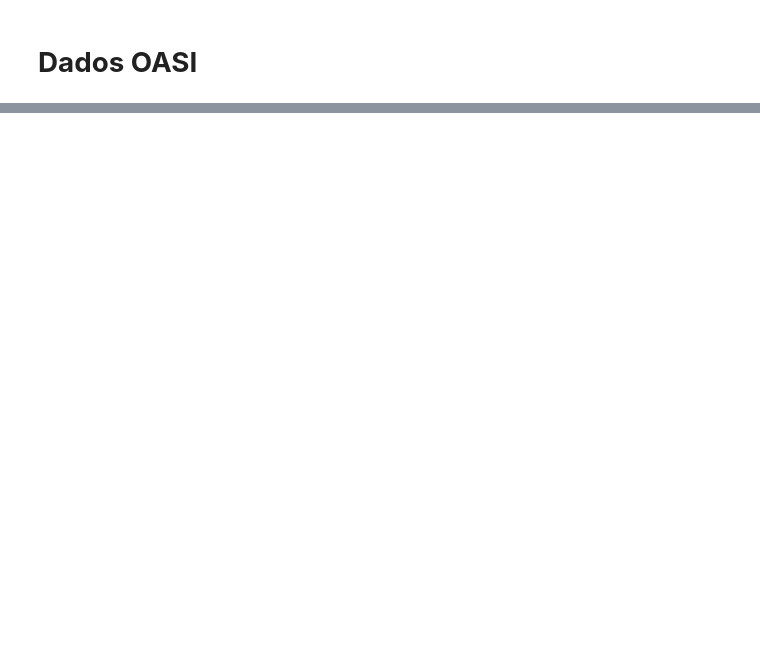
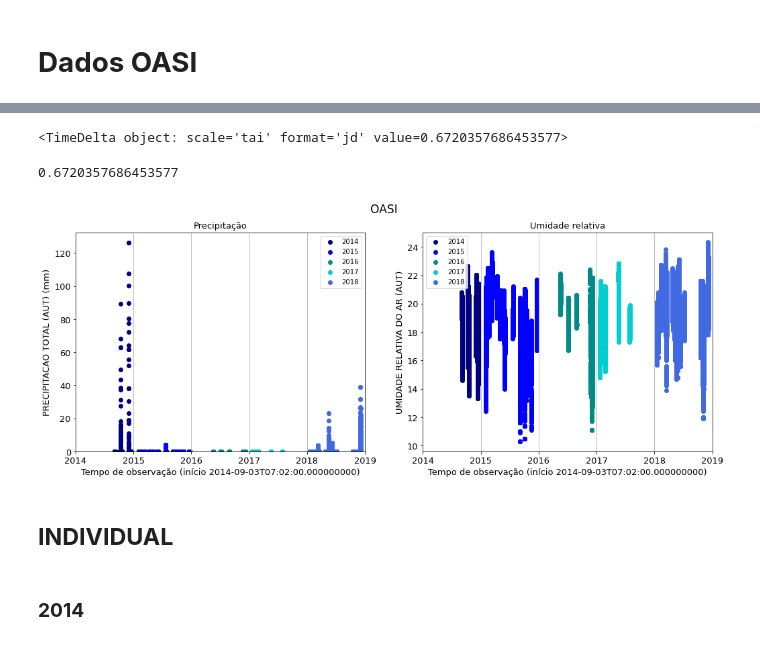
Before and after one commit to taticorrea/OASI, a Jupyter notebook: dados_meteorologicos_OASI.ipynb, the cells around one changed output, grey strips where cells are left out. Cells and saved outputs as stored; diff of their text form; code cells hidden in the pictures; blank space fills up the shorter version.

```diff
--- a/dados_meteorologicos_OASI.ipynb
+++ b/dados_meteorologicos_OASI.ipynb
@@ -11,0 +27,3 @@ from astropy.time import Time    #biblioteca para manipular datas
+# %%
+%matplotlib inline
+plt.rcParams['figure.figsize'] = 17,6  #tamanho da figura de todos os plots
@@ -857,4 +375,2 @@ df_OASI
-# %%
-df_OASI['Date'] = pd.to_datetime(df_OASI['Date'], utc = True) #transformando a coluna date em date type
 # %%
 df_OASI.info()
@@ -905,0 +392,7 @@ plt.savefig('precipitacao_2014-2018_OASI-mediadiaria.png')
+# %%
+#filtrando dados por ano -- o método .filter() filtra por indice
+df_OASI_2014 = df_OASI.set_index('Datetime').filter(like='2014-',axis=0).reset_index()
+df_OASI_2015 = df_OASI.set_index('Datetime').filter(like='2015-',axis=0).reset_index()
+df_OASI_2016 = df_OASI.set_index('Datetime').filter(like='2016-',axis=0).reset_index()
+df_OASI_2017 = df_OASI.set_index('Datetime').filter(like='2017-',axis=0).reset_index()
+df_OASI_2018 = df_OASI.set_index('Datetime').filter(like='2018-',axis=0).reset_index()
@@ -905,0 +435,59 @@ plt.savefig('precipitacao_2014-2018_OASI-mediadiaria.png')
+# %%
+dt_2014[0]
+# %% [output]
+<TimeDelta object: scale='tai' format='jd' value=0.6720357686453577>
+# %%
+#transformando float object para fazer o plot
+dt_2014 = [dt_2014[i].value for i in range(len(dt_2014))]
+dt_2015 = [dt_2015[i].value for i in range(len(dt_2015))]
+dt_2016 = [dt_2016[i].value for i in range(len(dt_2016))]
+dt_2017 = [dt_2017[i].value for i in range(len(dt_2017))]
+dt_2018 = [dt_2018[i].value for i in range(len(dt_2018))]
+# %%
+dt_2014[0]
+# %% [output]
+0.6720357686453577
+# %%
+plt.subplot(121)
+plt.scatter(dt_2014,df_OASI_2014['Rain'], label = 2014, color = 'navy')
+plt.scatter(dt_2015,df_OASI_2015['Rain'], label = 2015, color = 'blue')
+plt.scatter(dt_2016,df_OASI_2016['Rain'], label = 2016, color = 'darkcyan')
+plt.scatter(dt_2017,df_OASI_2017['Rain'], label = 2017, color = 'darkturquoise')
+plt.scatter(dt_2018,df_OASI_2018['Rain'], label = 2018, color = 'royalblue')
+plt.title(r'Precipitação', size = 13)
+plt.xlabel('Tempo de observação ' + '(início ' + str(df_OASI['Datetime'][0]) + ')' ,size = 13)
+plt.ylabel('PRECIPITACAO TOTAL (AUT) (mm)',size = 13)
+plt.xticks(np.arange(0,6),['2014','2015','2016','2017','2018','2019'], rotation = 0, size = 13)
+plt.yticks(size = 13)
+plt.xlim(0,5)
+plt.ylim(bottom = 0)
+plt.grid(axis = 'x')
+plt.legend()
+plt.savefig('precipitacao_2014-2018_OASI.png')
+
+plt.subplot(122)
+plt.scatter(dt_2014,df_OASI_2014['Hum'], label = 2014, color = 'navy')
+plt.scatter(dt_2015,df_OASI_2015['Hum'], label = 2015, color = 'blue')
+plt.scatter(dt_2016,df_OASI_2016['Hum'], label = 2016, color = 'darkcyan')
+plt.scatter(dt_2017,df_OASI_2017['Hum'], label = 2017, color = 'darkturquoise')
+plt.scatter(dt_2018,df_OASI_2018['Hum'], label = 2018, color = 'royalblue')
+#plt.gca().set_yticklabels(['{:.0f}%'.format(x) for x in plt.gca().get_yticks()])  #porcentagem
+plt.title(r'Umidade relativa', size = 13)
+plt.xlabel('Tempo de observação ' + '(início ' + str(df_OASI['Datetime'][0]) + ')', size = 13)
+plt.ylabel('UMIDADE RELATIVA DO AR (AUT)', size = 13)
+plt.xlim(0,5)
+plt.xticks(np.arange(0,6,1),['2014','2015','2016','2017','2018','2019'], rotation = 0, size = 13)
+plt.yticks(size  = 13)
+plt.grid(axis = 'x')
+plt.legend()
+
+plt.suptitle('OASI', size = 17)
+plt.savefig('umidade_2014-2018_OASI.png')
+
+plt.show()
+# %% [output]
+[figure, added]
+# %% [markdown]
+## **INDIVIDUAL**
+# %% [markdown]
+### **2014**
```
Also changed, not shown: parts of 168 cells of this notebook.
